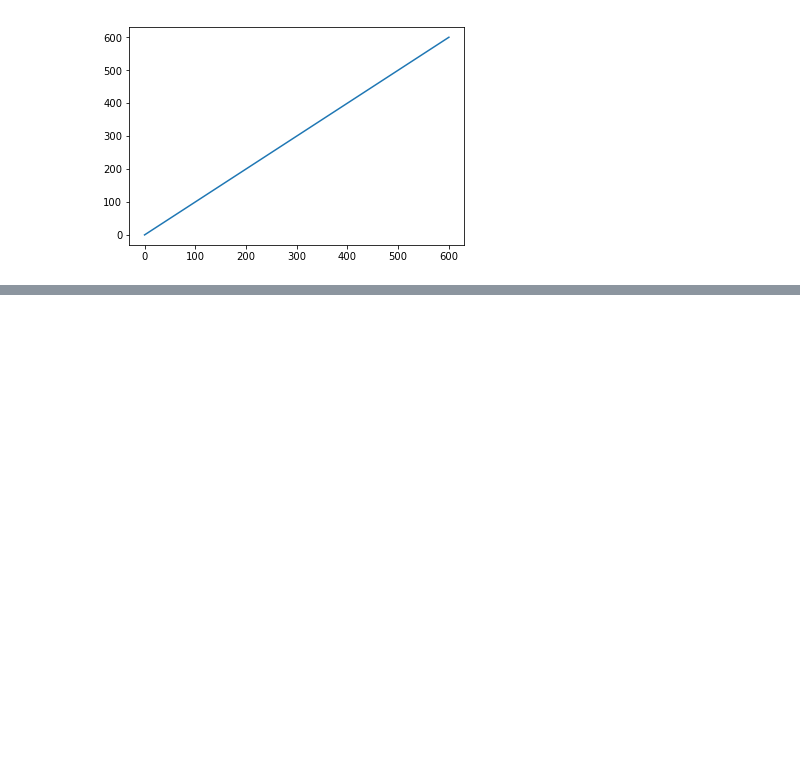
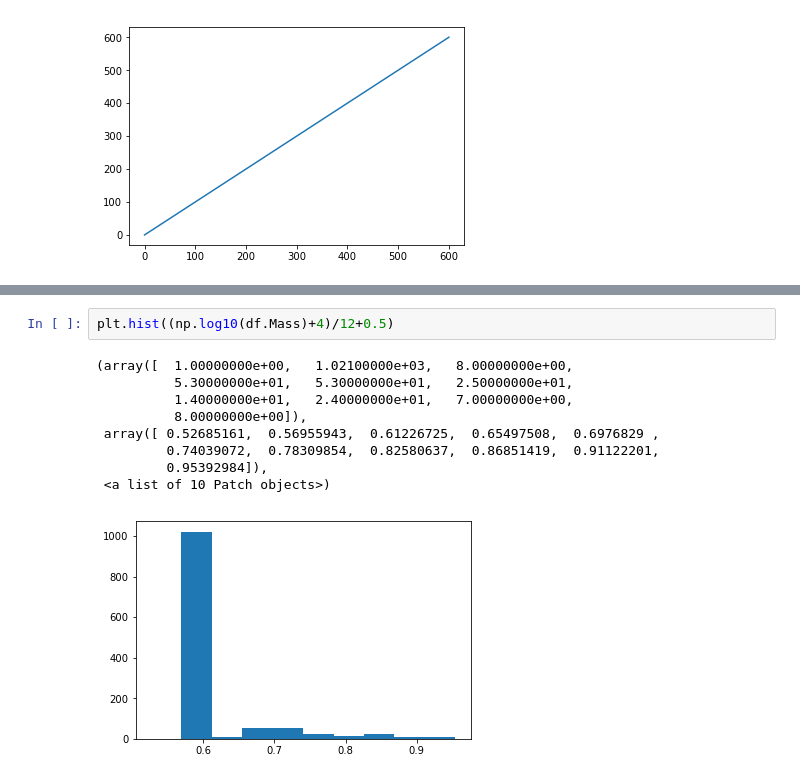
Before and after one commit to megbedell/hackaas2018, a Jupyter notebook: dev.ipynb, the cells around one changed output, grey strips where cells are left out. Saved outputs shown, nothing was run; the diff lists cells and outputs as text; blank space fills up the shorter version.

```diff
--- a/dev.ipynb
+++ b/dev.ipynb
@@ -166,0 +180,12 @@ AttributeError: 'DataFrame' object has no attribute 'len'
+# %%
+plt.hist((np.log10(df.Mass)+4)/12+0.5)
+# %% [output]
+(array([  1.00000000e+00,   1.02100000e+03,   8.00000000e+00,
+          5.30000000e+01,   5.30000000e+01,   2.50000000e+01,
+          1.40000000e+01,   2.40000000e+01,   7.00000000e+00,
+          8.00000000e+00]),
+ array([ 0.52685161,  0.56955943,  0.61226725,  0.65497508,  0.6976829 ,
+         0.74039072,  0.78309854,  0.82580637,  0.86851419,  0.91122201,
+         0.95392984]),
+ <a list of 10 Patch objects>)
+[figure, added]
```
Also changed, not shown: parts of 6 cells of this notebook, 3 other files.
